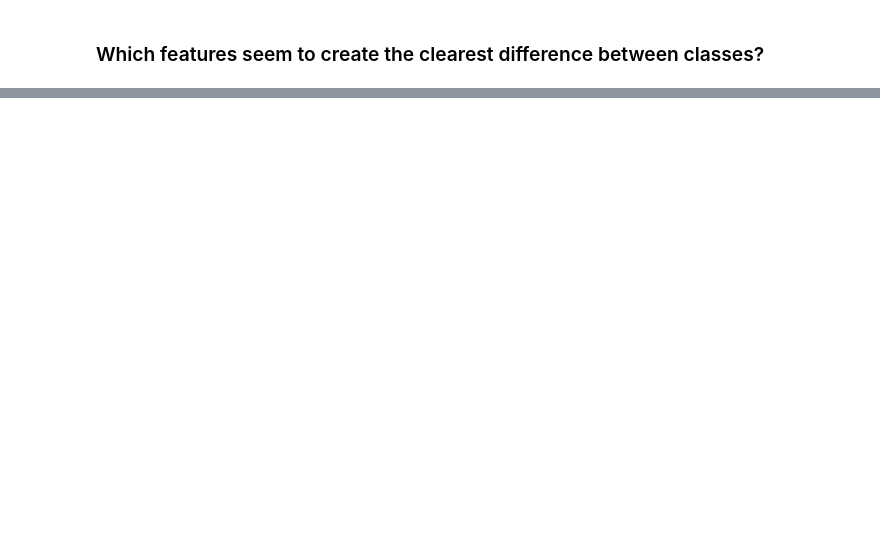
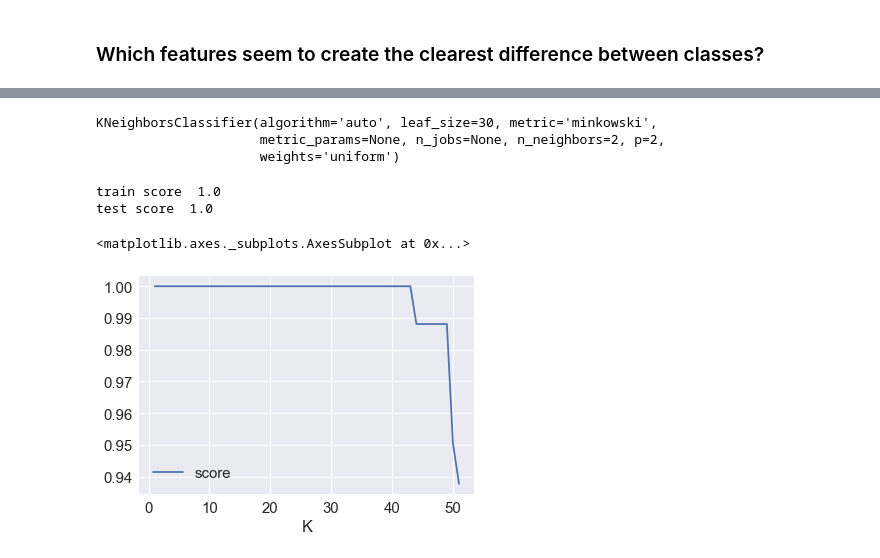
Before and after one commit to AbdullahMu/KNN-Intro-to-classification, a Jupyter notebook: classification-with-knn.ipynb, the cells around one changed output, grey strips where cells are left out. Saved outputs shown, nothing was run; the diff lists cells and outputs as text; code cells hidden in the pictures; blank space fills up the shorter version.

```diff
--- a/classification-with-knn.ipynb
+++ b/classification-with-knn.ipynb
@@ -292,2 +370,8 @@ iris.head()
 # %%
 # Intialize our model
+knn = KNeighborsClassifier(n_neighbors=2)
+knn.fit(X_train, y_train)
+# %% [output]
+KNeighborsClassifier(algorithm='auto', leaf_size=30, metric='minkowski',
+                     metric_params=None, n_jobs=None, n_neighbors=2, p=2,
+                     weights='uniform')
@@ -297,0 +378,22 @@ iris.head()
+# %%
+# Score our model
+print('train score ', knn.score(X_train, y_train))
+print('test score ', knn.score(X_test, y_test))
+# %% [output]
+train score  1.0
+test score  1.0
+# %%
+# get best K
+scores = []
+cv = 3
+max_ = int(len(X_train)/cv) * (cv-1)
+for k in range(1, max_):
+    knn = KNeighborsClassifier(n_neighbors=k)
+    score_k = np.mean(cross_val_score(knn, X_train, y_train, cv=cv))
+    scores.append((k, score_k))
+
+df_scors = pd.DataFrame(scores, columns=['K', 'score'])
+df_scors.plot(x='K', y='score')
+# %% [output]
+<matplotlib.axes._subplots.AxesSubplot at 0x...>
+[figure, added]
```
Also changed, not shown: parts of 16 cells of this notebook.
